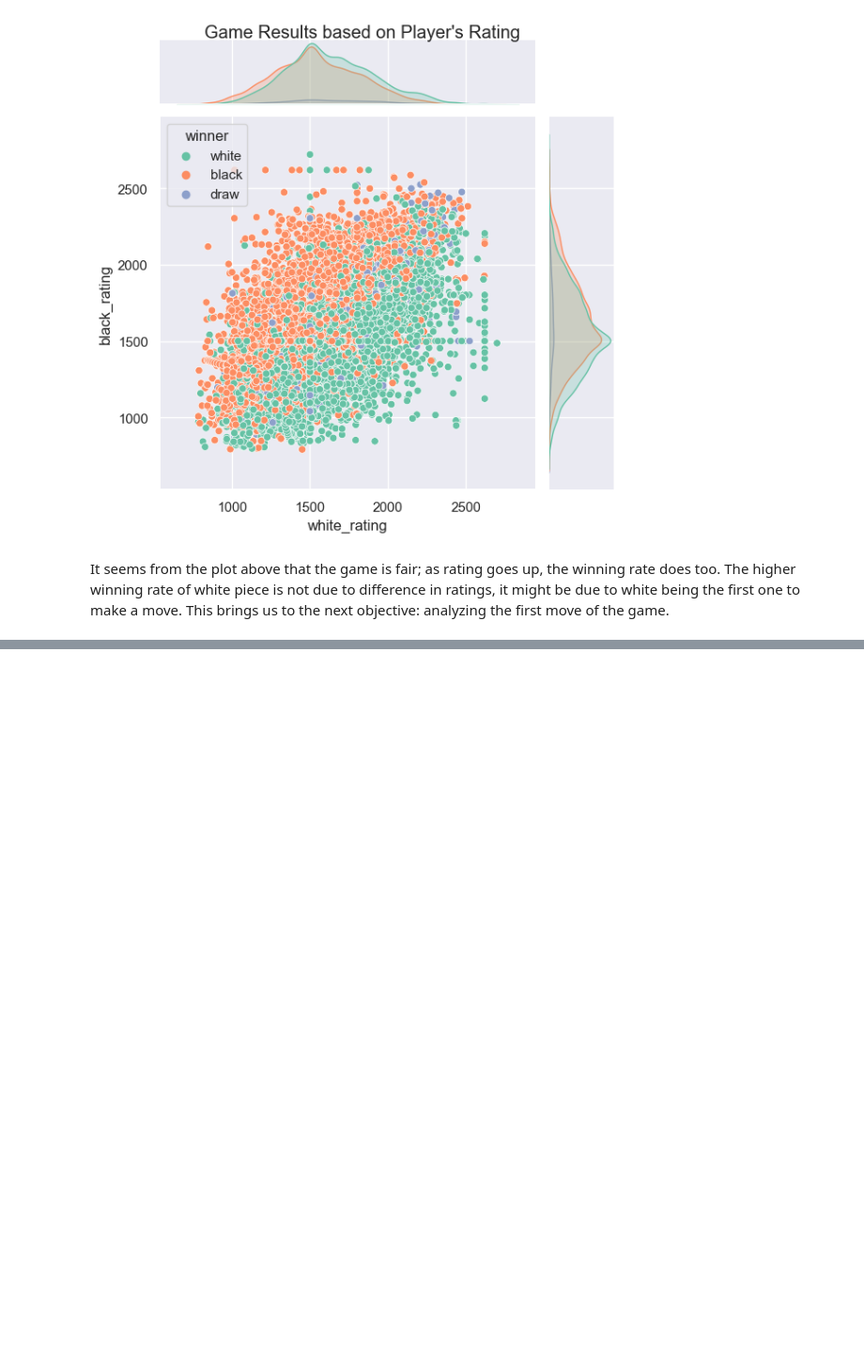
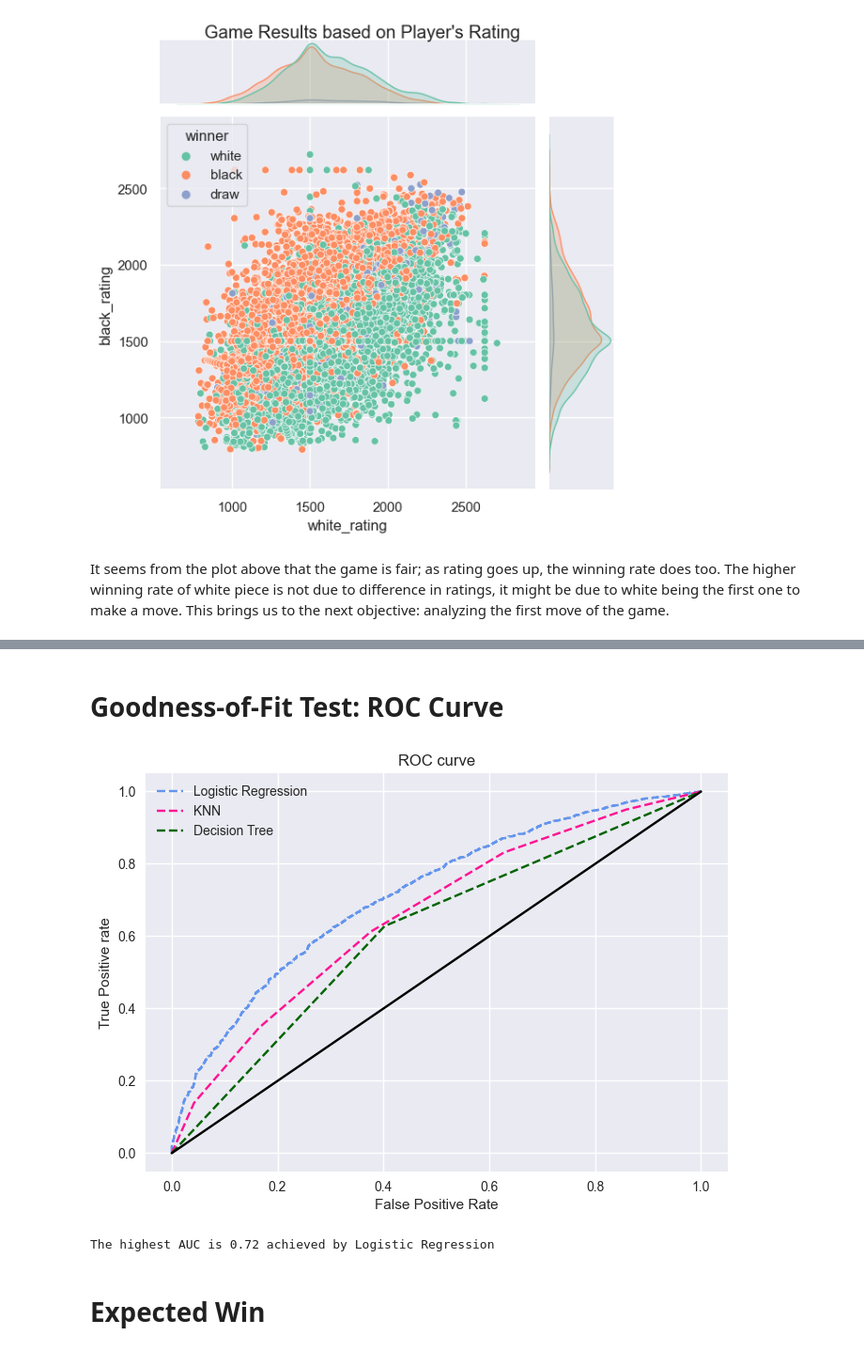
Before and after one commit to heysteph/FinalProject, a Jupyter notebook: notebook.ipynb, the cells around one changed output, grey strips where cells are left out. Shown: that part at 94% size. Cells and saved outputs as stored; diff of their text form; code cells hidden in the pictures; blank space fills up the shorter version.

```diff
--- a/notebook.ipynb
+++ b/notebook.ipynb
@@ -137,0 +365,4 @@ e4 is the most popular move in the game, followed by d4.
+# %%
+mod3 = DecisionTreeClassifier()
+# %%
+mod3.fit(x_train,y_train)
@@ -137,0 +390,34 @@ e4 is the most popular move in the game, followed by d4.
+# %%
+prob_mod3 = mod3.predict_proba(x_test)
+# %% [markdown]
+# Goodness-of-Fit Test: ROC Curve
+# %%
+FP1, TP1, T1 = roc_curve(y_test, prob_mod1[:,1], pos_label=1)
+FP2, TP2, T2 = roc_curve(y_test, prob_mod2[:,1], pos_label=1)
+FP3, TP3, T3 = roc_curve(y_test, prob_mod3[:,1], pos_label=1)
+# %%
+plt.style.use('seaborn')
+
+# Plot ROC
+plt.plot(FP1, TP1, linestyle='--',color='cornflowerblue', label='Logistic Regression')
+plt.plot(FP2, TP2, linestyle='--',color='deeppink', label='KNN')
+plt.plot(FP3, TP3, linestyle='--',color='darkgreen', label='Decision Tree')
+plt.plot([0, 1], [0, 1], color = 'black')
+
+plt.title('ROC curve')
+plt.xlabel('False Positive Rate')
+plt.ylabel('True Positive rate')
+plt.legend(loc='best')
+plt.savefig('ROC.png')
+# %% [output]
+[figure, added]
+# %%
+auc_mod1 = roc_auc_score(y_test, prob_mod1[:,1])
+auc_mod2 = roc_auc_score(y_test, prob_mod2[:,1])
+auc_mod3 = roc_auc_score(y_test, prob_mod3[:,1])
+
+print("The highest AUC is", round(max(auc_mod1,auc_mod2,auc_mod3),2), "achieved by Logistic Regression")
+# %% [output]
+The highest AUC is 0.72 achieved by Logistic Regression
+# %% [markdown]
+# Expected Win
```
Also changed, not shown: parts of 49 cells of this notebook, 6 other files.
